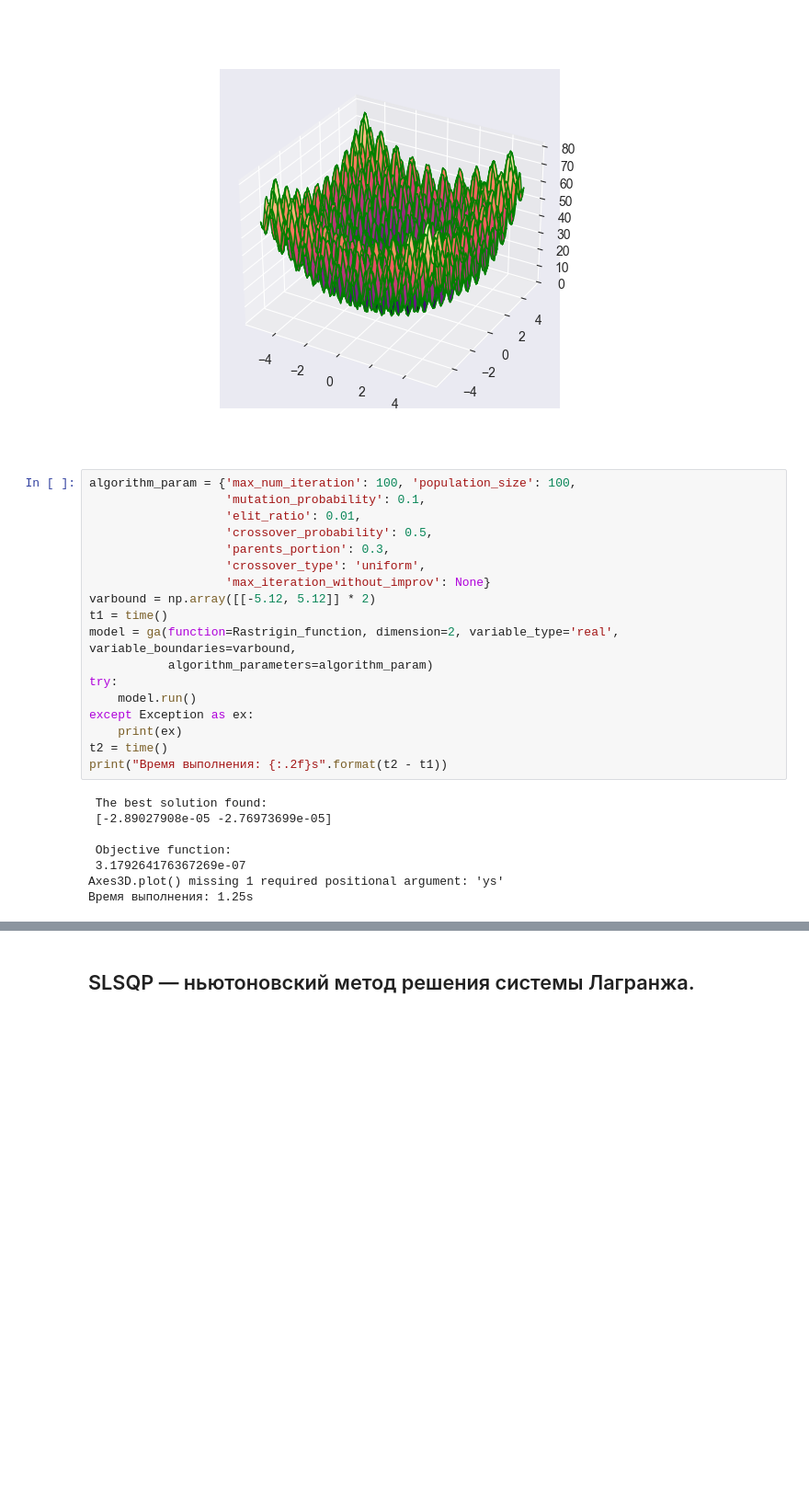
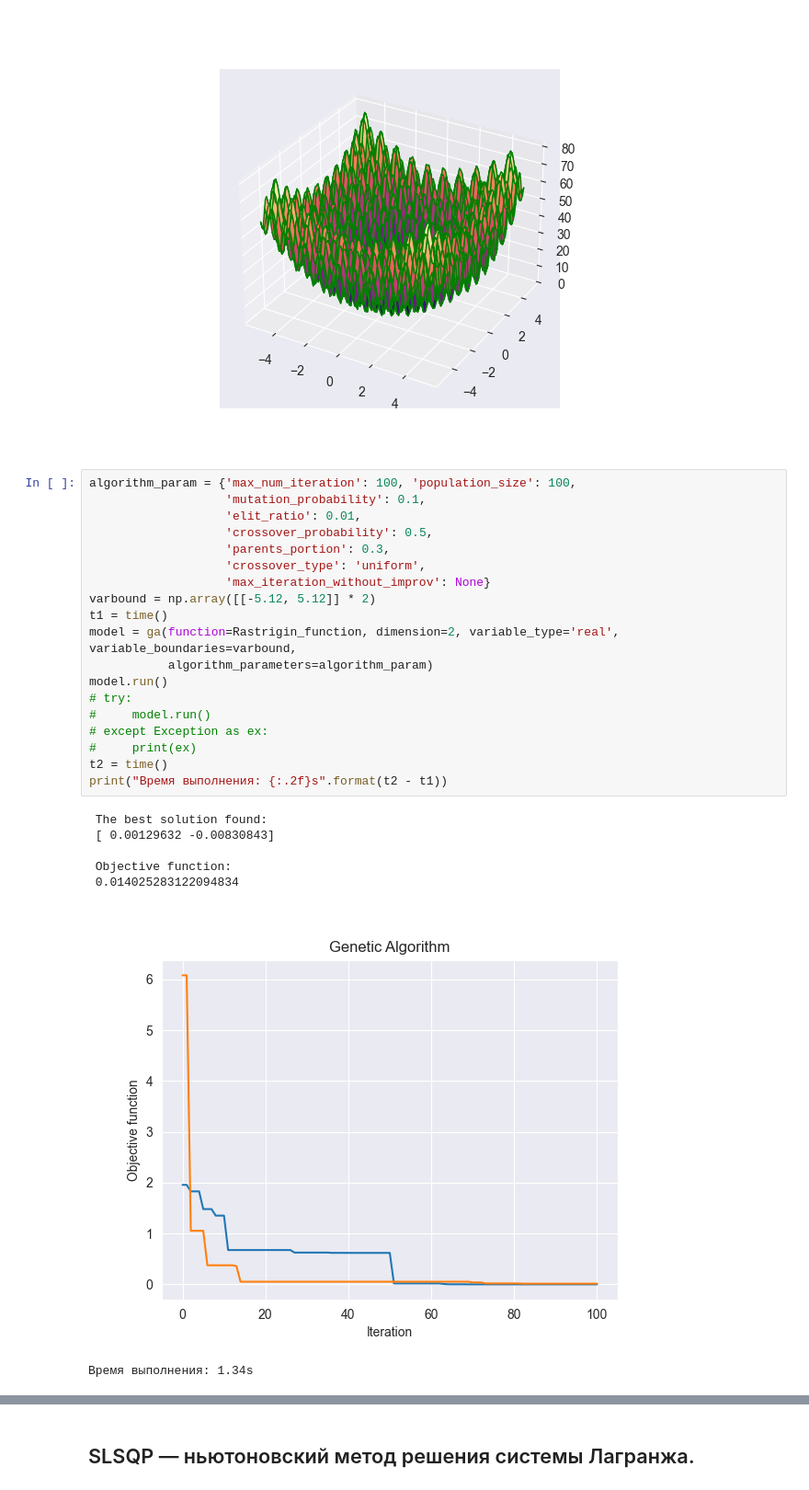
Before and after one commit to FuseII/intelligent_systems, a Jupyter notebook: lab_9_10/evolution.ipynb, the cells around one changed output, grey strips where cells are left out. Shown at 92% size. Cells and saved outputs as stored; diff of their text form; blank space fills up the shorter version.

```diff
--- a/lab_9_10/evolution.ipynb
+++ b/lab_9_10/evolution.ipynb
@@ -42,29 +42,30 @@ plt.show()
 # %%
 algorithm_param = {'max_num_iteration': 100, 'population_size': 100,
                    'mutation_probability': 0.1,
                    'elit_ratio': 0.01,
                    'crossover_probability': 0.5,
                    'parents_portion': 0.3,
                    'crossover_type': 'uniform',
                    'max_iteration_without_improv': None}
 varbound = np.array([[-5.12, 5.12]] * 2)
 t1 = time()
 model = ga(function=Rastrigin_function, dimension=2, variable_type='real', variable_boundaries=varbound,
            algorithm_parameters=algorithm_param)
-try:
-    model.run()
-except Exception as ex:
-    print(ex)
+model.run()
+# try:
+#     model.run()
+# except Exception as ex:
+#     print(ex)
 t2 = time()
 print("Время выполнения: {:.2f}s".format(t2 - t1))
 # %% [output]
  The best solution found:
- [-2.89027908e-05 -2.76973699e-05]
+ [ 0.00129632 -0.00830843]
 
  Objective function:
- 3.179264176367269e-07
-Axes3D.plot() missing 1 required positional argument: 'ys'
-Время выполнения: 1.25s
+ 0.014025283122094834
+[figure, added]
+Время выполнения: 1.34s
 # %%
 convergence = model.report
 print(convergence)
```
Also changed, not shown: parts of 6 cells of this notebook.
